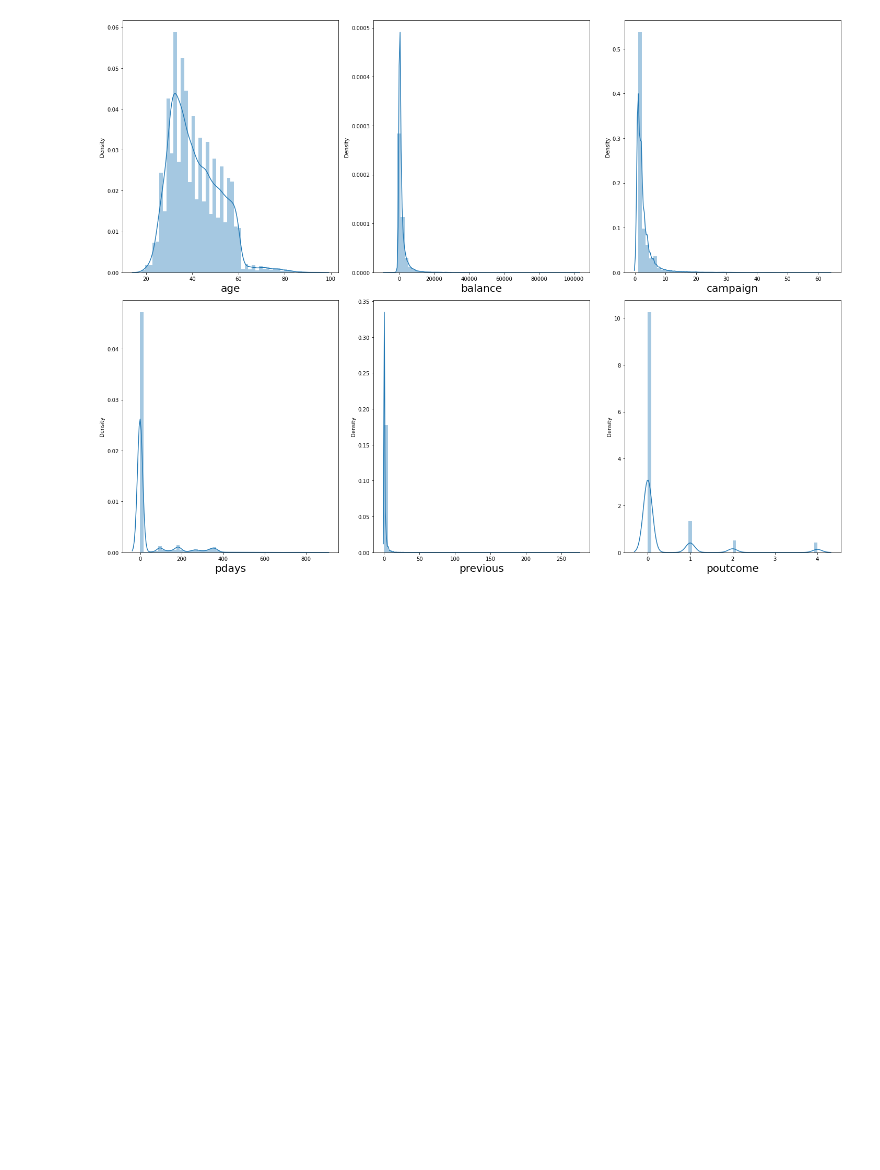
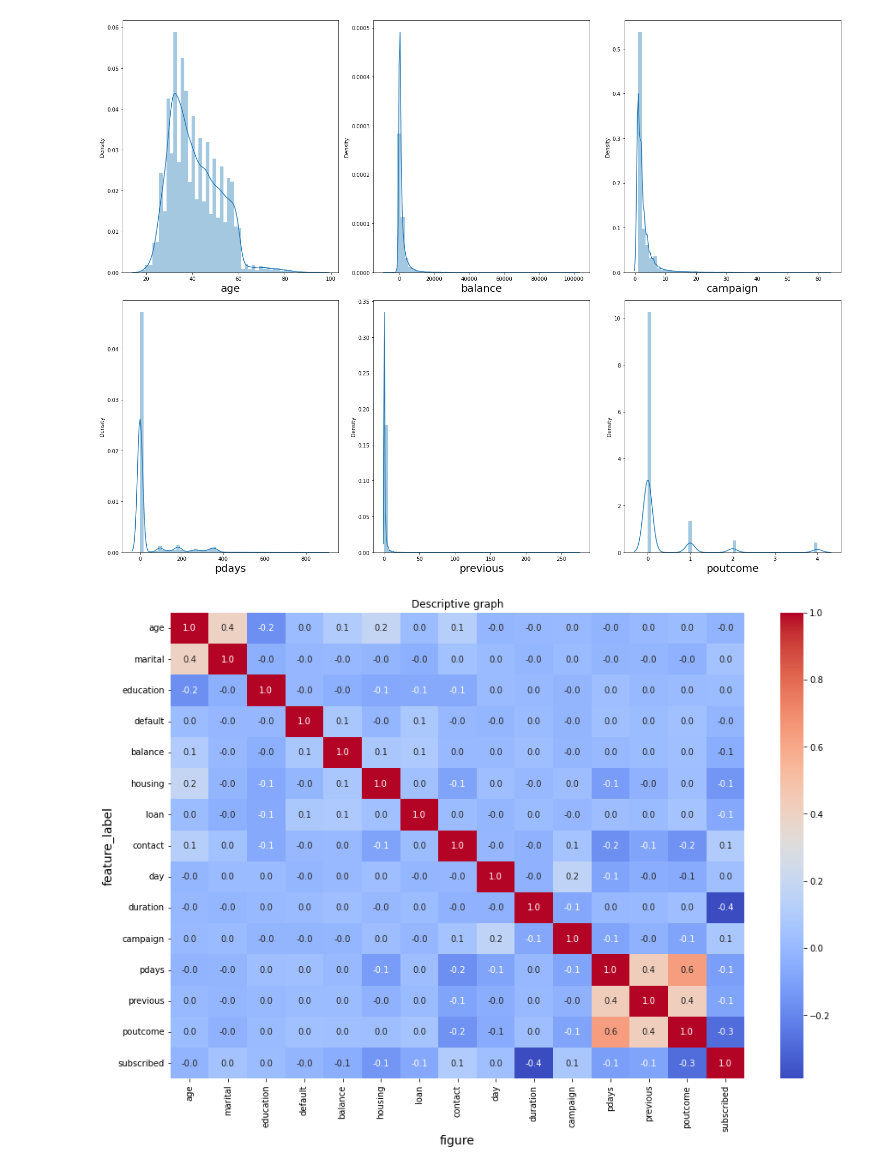
Before and after one commit to Khyati1205/Internship, a Jupyter notebook: Bank Marketing .ipynb, the cells around one changed output. Saved outputs shown, nothing was run; the diff lists cells and outputs as text; code cells hidden in the pictures; blank space fills up the shorter version.

```diff
--- a/Bank Marketing .ipynb
+++ b/Bank Marketing .ipynb
@@ -528,3 +547,13 @@ plt.tight_layout()
 plt.show()
 # %% [output]
 [figure]
+# %%
+# Plotting the correlation on the graph.
+plt.figure(figsize=(15,10))
+sns.heatmap(df_train.corr(), annot=True, linecolor="black", cmap="coolwarm", fmt="0.1f")
+plt.title("Descriptive graph")
+plt.xlabel('figure',fontsize=14)
+plt.ylabel('feature_label',fontsize=14)
+plt.show()
+# %% [output]
+[figure, added]
```
Also changed, not shown: parts of 21 cells of this notebook.
